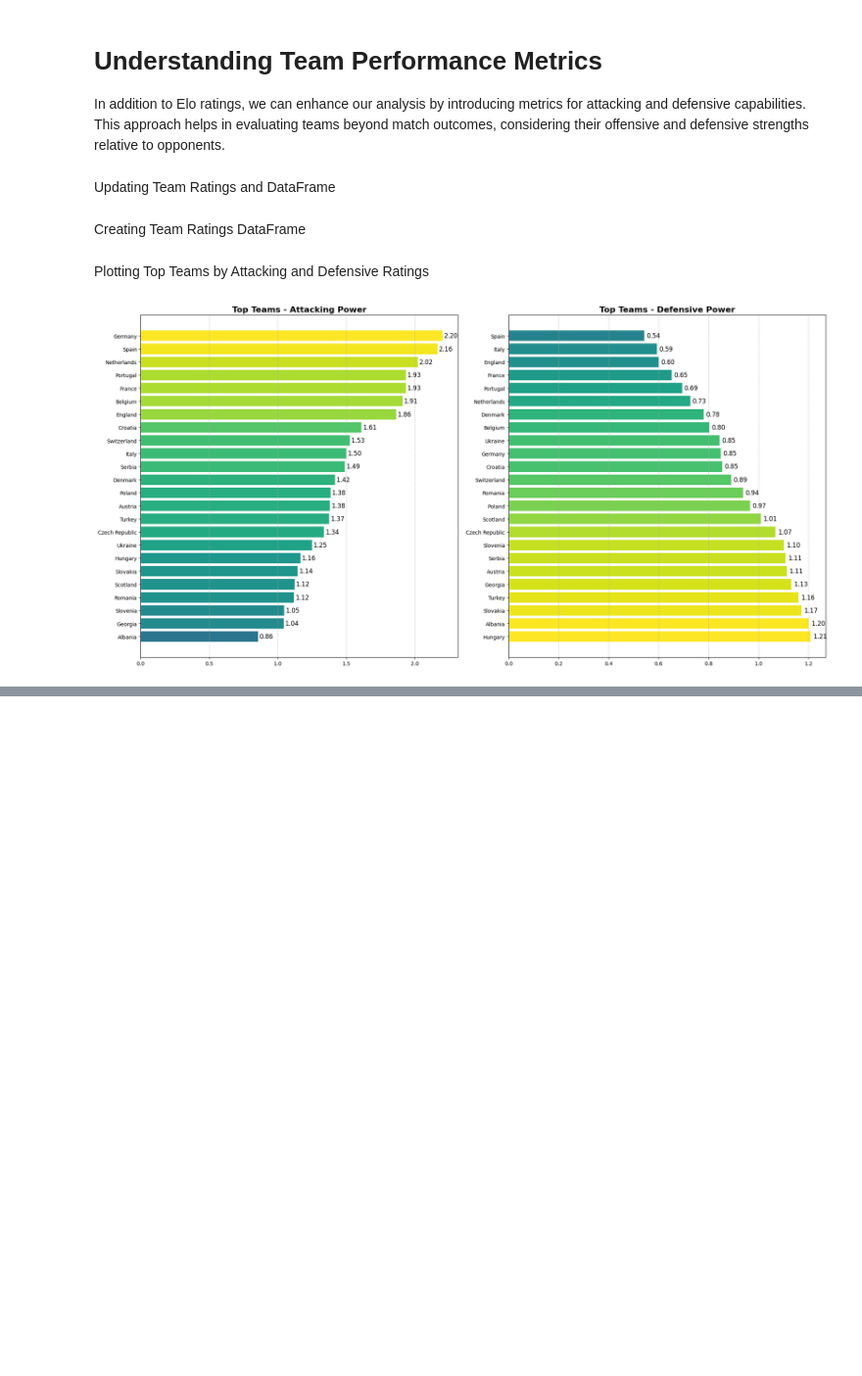
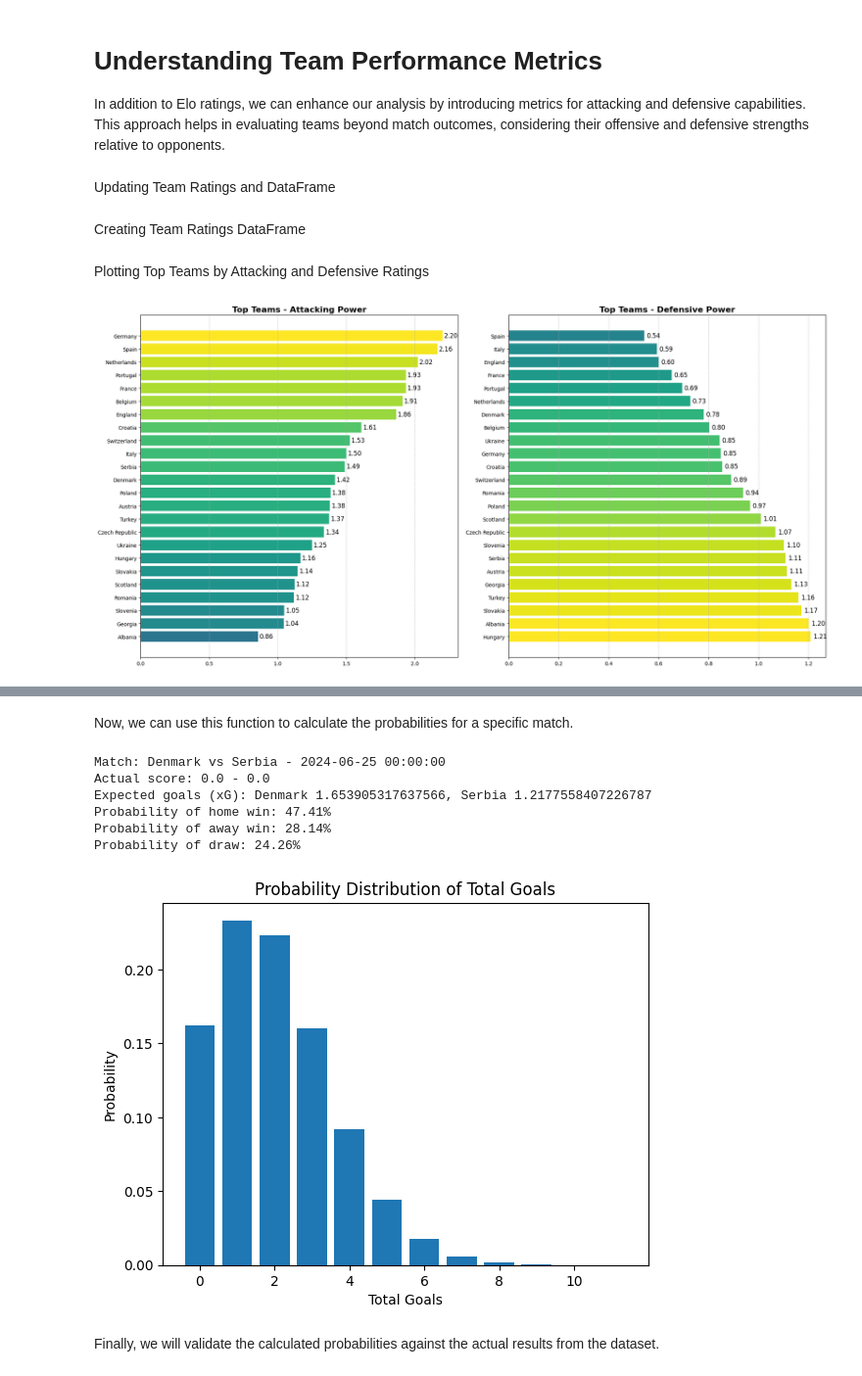
Before and after one commit to 0101dusica/RI-UEFA-Euro-2024, a Jupyter notebook: euro.ipynb, the cells around one changed output, grey strips where cells are left out. Shown: that part at 98% size. Drawn from its saved outputs; the diff is of its cells as text; code cells hidden in the pictures; blank space fills up the shorter version.

```diff
--- a/euro.ipynb
+++ b/euro.ipynb
@@ -340,0 +402,70 @@ plot_top_att_def(attdef_ranking_europe, 24)
+# %%
+# Calculate the probabilities of match outcomes using Poisson distribution
+def calculate_match_probabilities(lambda_home, lambda_away, max_goals=6):
+    # Initialize a matrix to store the probabilities
+    probability_matrix = np.zeros((max_goals + 1, max_goals + 1))
+
+    # Calculate probabilities for each possible goal count for both teams
+    for home_goals in range(max_goals + 1):
+        for away_goals in range(max_goals + 1):
+            probability_matrix[home_goals, away_goals] = poisson.pmf(home_goals, lambda_home) * poisson.pmf(away_goals, lambda_away)
+
+    # Calculate probabilities for total goals in the match
+    total_goals_probabilities = [np.sum(np.diag(probability_matrix[::-1], k)) for k in range(-(max_goals - 1), max_goals + 1)]
+
+    # Calculate probabilities for specific outcomes
+    draw_probability = np.sum(np.diag(probability_matrix))
+    away_win_probability = np.sum(np.triu(probability_matrix, 1))
+    home_win_probability = np.sum(np.tril(probability_matrix, -1))
+
+    return total_goals_probabilities, draw_probability, away_win_probability, home_win_probability
+# %% [markdown]
+Now, we can use this function to calculate the probabilities for a specific match.
+# %%
+# Convert date column to datetime
+data['date'] = pd.to_datetime(data['date'])
+
+# Filter for the match between Denmark and Serbia and find the closest to today's date
+home_team_name = 'Denmark'
+away_team_name = 'Serbia'
+today = pd.to_datetime('today')
+matches = data[(data['home_team'] == home_team_name) & (data['away_team'] == away_team_name)]
+closest_match = matches.iloc[(matches['date'] - today).abs().argsort()[:1]]
+
+# Extract relevant data
+match = closest_match.iloc[0]
+home_team = match['home_team']
+away_team = match['away_team']
+home_goals = match['home_score']
+away_goals = match['away_score']
+home_xG = match['XGhome']
+away_xG = match['XGaway']
+date = match['date']
+
+# Calculate match probabilities
+goals_probabilities, draw_prob, away_prob, home_prob = calculate_match_probabilities(home_xG, away_xG)
+
+# Display results
+print(f"Match: {home_team} vs {away_team} - {date}")
+print(f"Actual score: {home_goals} - {away_goals}")
+print(f"Expected goals (xG): {home_team} {home_xG}, {away_team} {away_xG}")
+print(f"Probability of home win: {round(home_prob * 100, 2)}%")
+print(f"Probability of away win: {round(away_prob * 100, 2)}%")
+print(f"Probability of draw: {round(draw_prob * 100, 2)}%")
+
+# Plot the distribution of possible total goals
+plt.bar(range(len(goals_probabilities)), goals_probabilities)
+plt.xlabel('Total Goals')
+plt.ylabel('Probability')
+plt.title('Probability Distribution of Total Goals')
+plt.show()
+# %% [output]
+Match: Denmark vs Serbia - 2024-06-25 00:00:00
+Actual score: 0.0 - 0.0
+Expected goals (xG): Denmark 1.653905317637566, Serbia 1.2177558407226787
+Probability of home win: 47.41%
+Probability of away win: 28.14%
+Probability of draw: 24.26%
+[figure, added]
+# %% [markdown]
+Finally, we will validate the calculated probabilities against the actual results from the dataset.
```
Also changed, not shown: parts of 28 cells of this notebook.
